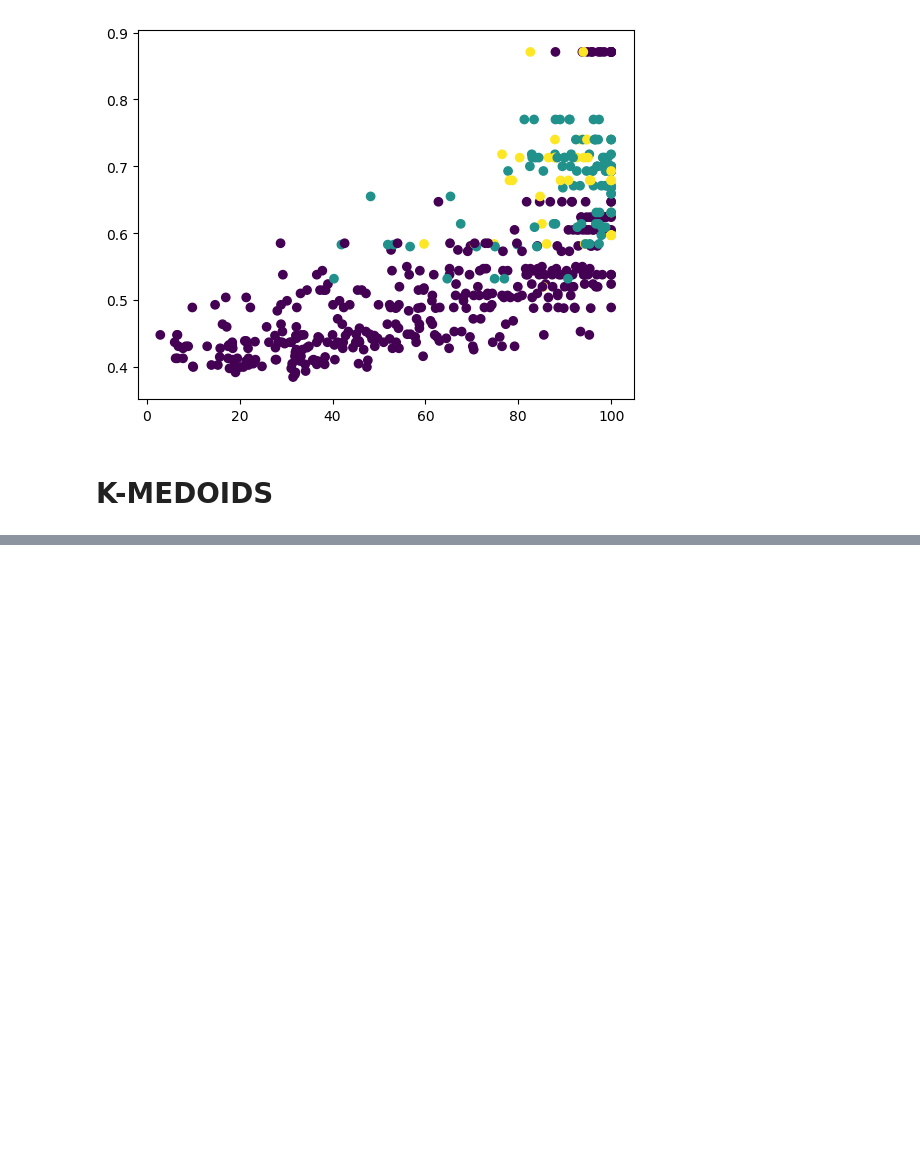
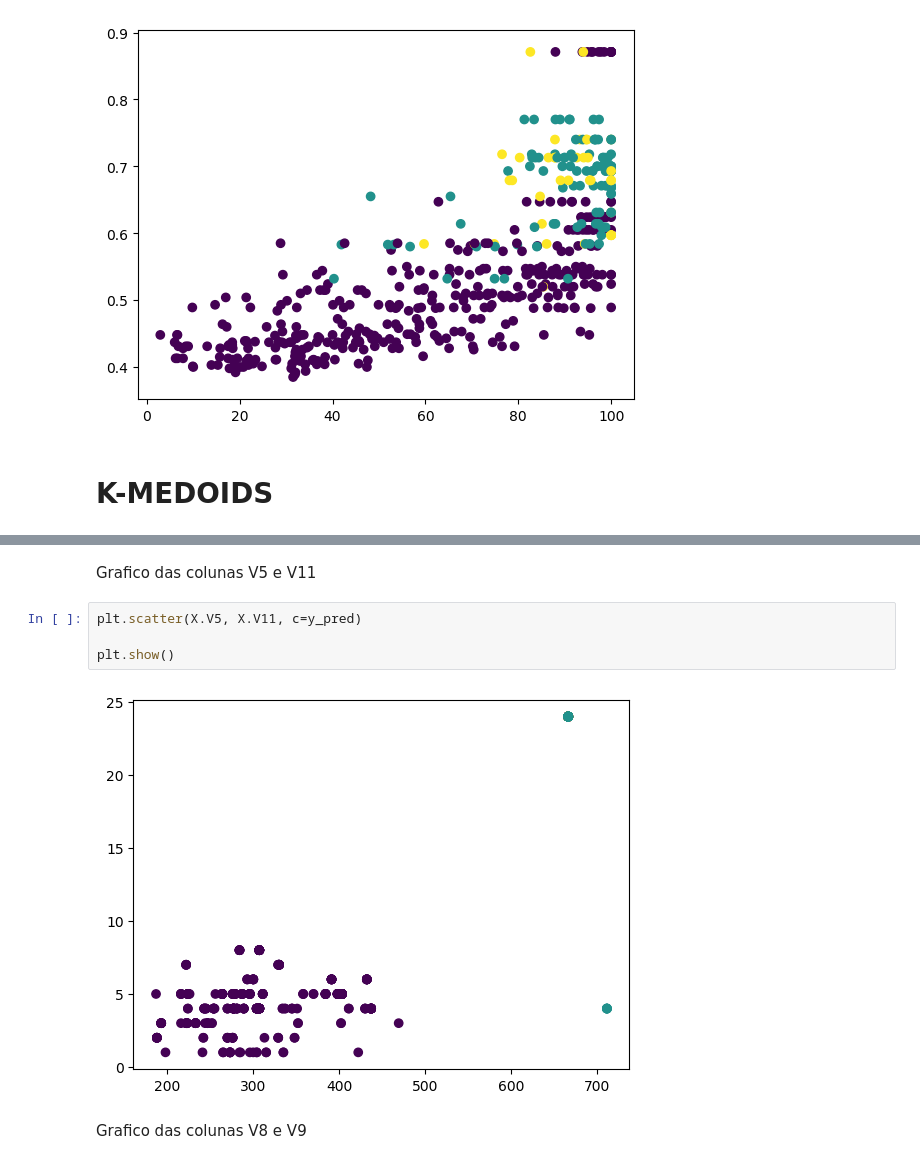
Before and after one commit to GiuDuncan/dataScienceP2, a Jupyter notebook: T2-2.ipynb, the cells around one changed output, grey strips where cells are left out. Saved outputs shown, nothing was run; the diff lists cells and outputs as text; blank space fills up the shorter version.

```diff
--- a/T2-2.ipynb
+++ b/T2-2.ipynb
@@ -240,0 +370,10 @@ plt.show()
+# %% [markdown]
+Grafico das colunas V5 e V11
+# %%
+plt.scatter(X.V5, X.V11, c=y_pred)
+
+plt.show()
+# %% [output]
+[figure, added]
+# %% [markdown]
+Grafico das colunas V8 e V9
```
Also changed, not shown: parts of 28 cells of this notebook, 1 other file.
